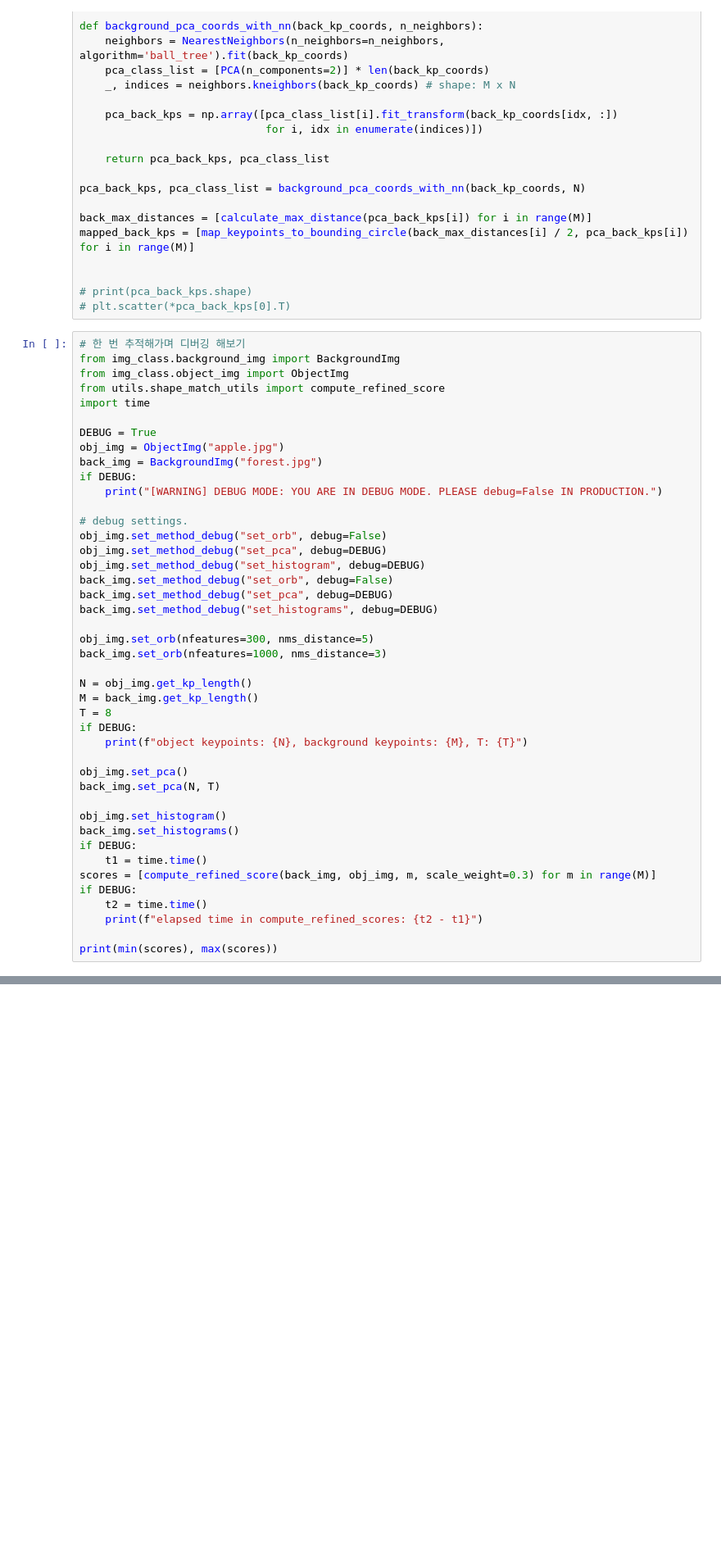
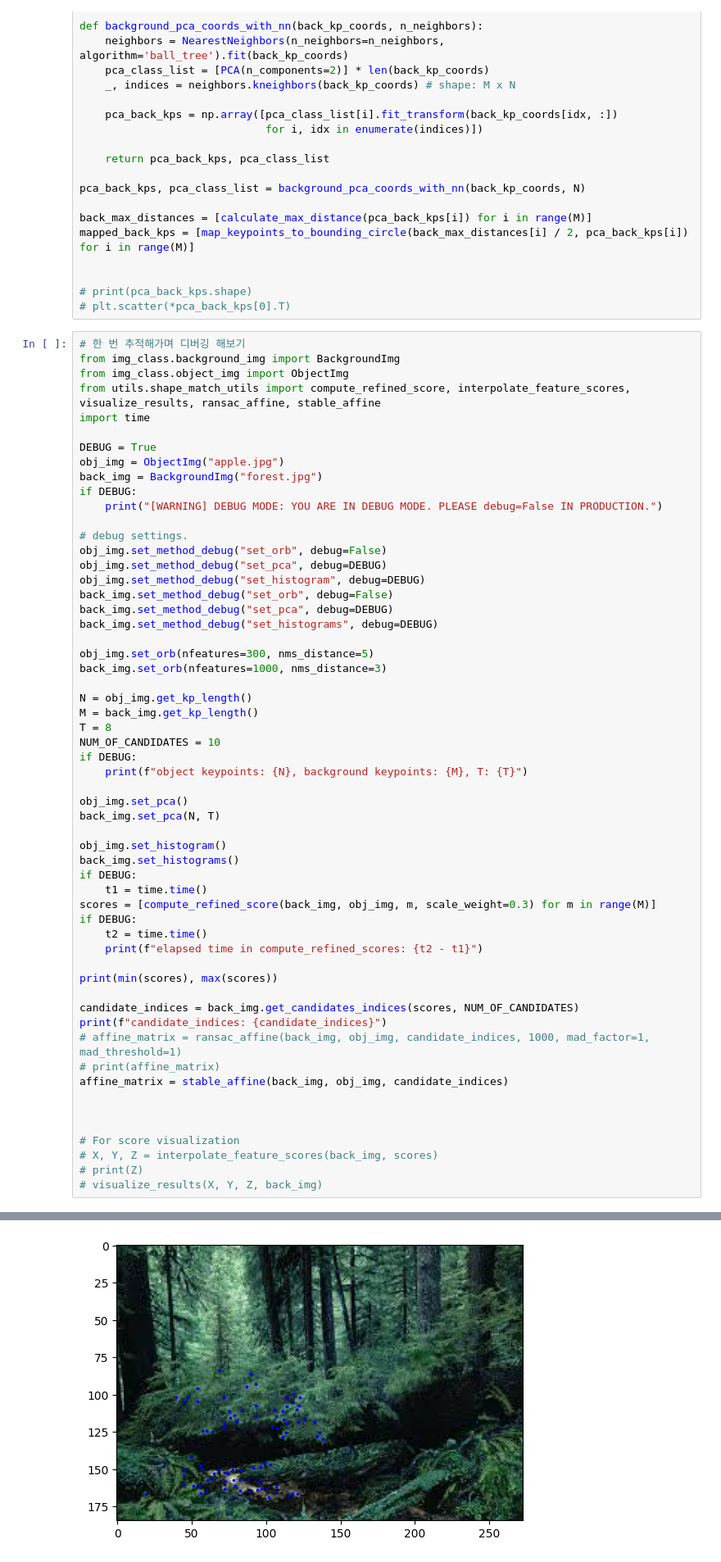
Before and after one commit to ket0825/hipi, a Jupyter notebook: test.ipynb, the cells around one changed output, grey strips where cells are left out. Shown: that part at 82% size. Drawn from its saved outputs; the diff is of its cells as text; blank space fills up the shorter version.

```diff
--- a/test.ipynb
+++ b/test.ipynb
@@ -336,7 +336,7 @@ mapped_back_kps = [map_keypoints_to_bounding_circle(back_max_distances[i] / 2, p
 # 한 번 추적해가며 디버깅 해보기
 from img_class.background_img import BackgroundImg
 from img_class.object_img import ObjectImg
-from utils.shape_match_utils import compute_refined_score
+from utils.shape_match_utils import compute_refined_score, interpolate_feature_scores, visualize_results, ransac_affine, stable_affine
 import time
 
 DEBUG = True
@@ -359,6 +359,7 @@ back_img.set_orb(nfeatures=1000, nms_distance=3)
 N = obj_img.get_kp_length()
 M = back_img.get_kp_length()
 T = 8
+NUM_OF_CANDIDATES = 10
 if DEBUG:
     print(f"object keypoints: {N}, background keypoints: {M}, T: {T}")
 
@@ -375,6 +376,19 @@ if DEBUG:
     print(f"elapsed time in compute_refined_scores: {t2 - t1}")
 
 print(min(scores), max(scores))
+
+candidate_indices = back_img.get_candidates_indices(scores, NUM_OF_CANDIDATES)
+print(f"candidate_indices: {candidate_indices}")
+# affine_matrix = ransac_affine(back_img, obj_img, candidate_indices, 1000, mad_factor=1, mad_threshold=1)
+# print(affine_matrix)
+affine_matrix = stable_affine(back_img, obj_img, candidate_indices)
+
+
+
+# For score visualization
+# X, Y, Z = interpolate_feature_scores(back_img, scores)
+# print(Z)
+# visualize_results(X, Y, Z, back_img)
 # %% [output]
 [WARNING] DEBUG MODE: YOU ARE IN DEBUG MODE. PLEASE debug=False IN PRODUCTION.
 object keypoints: 85
@@ -391,0 +410 @@ elapsed time in compute_refined_scores: 0.09723448753356934
+[figure, added]
```
Also changed, not shown: parts of 1 cell of this notebook, 2 other files.
